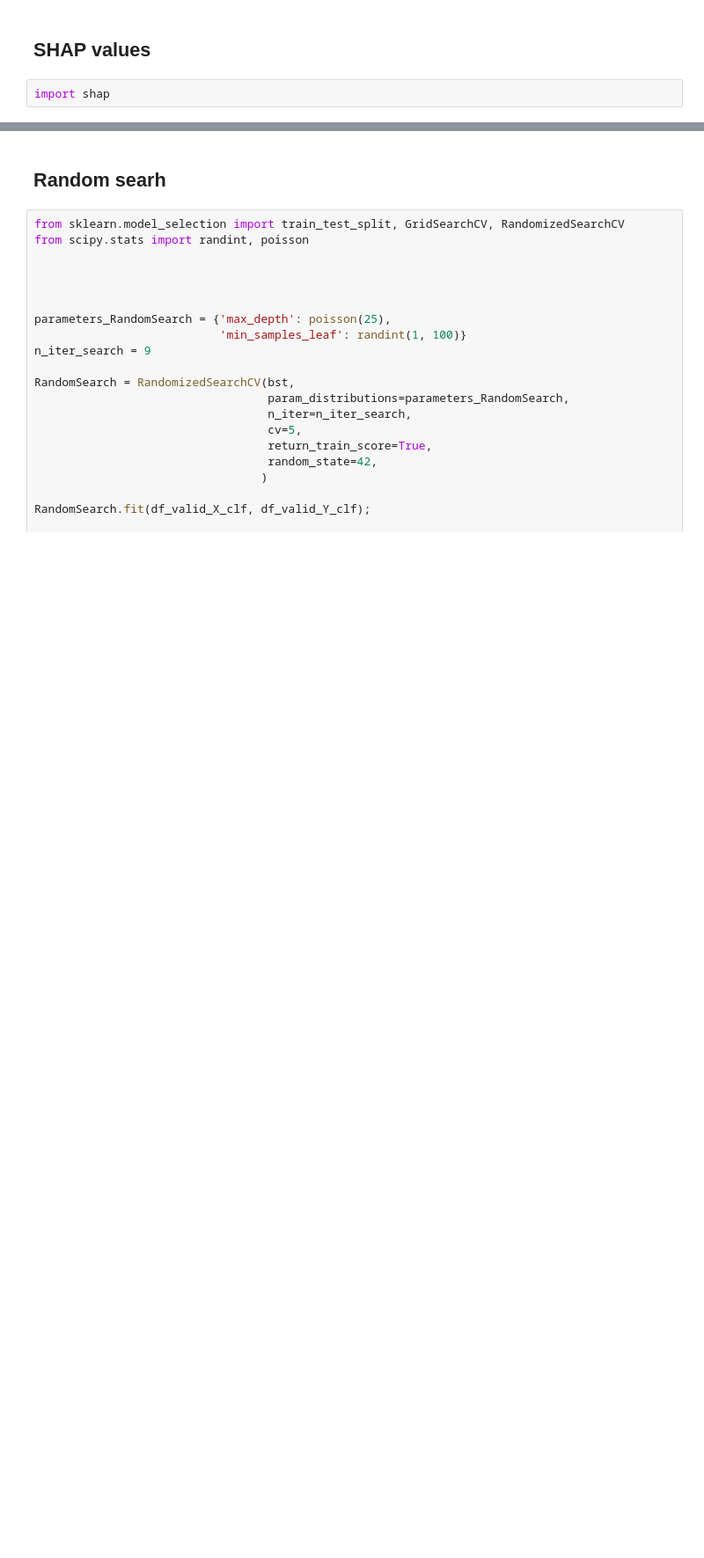
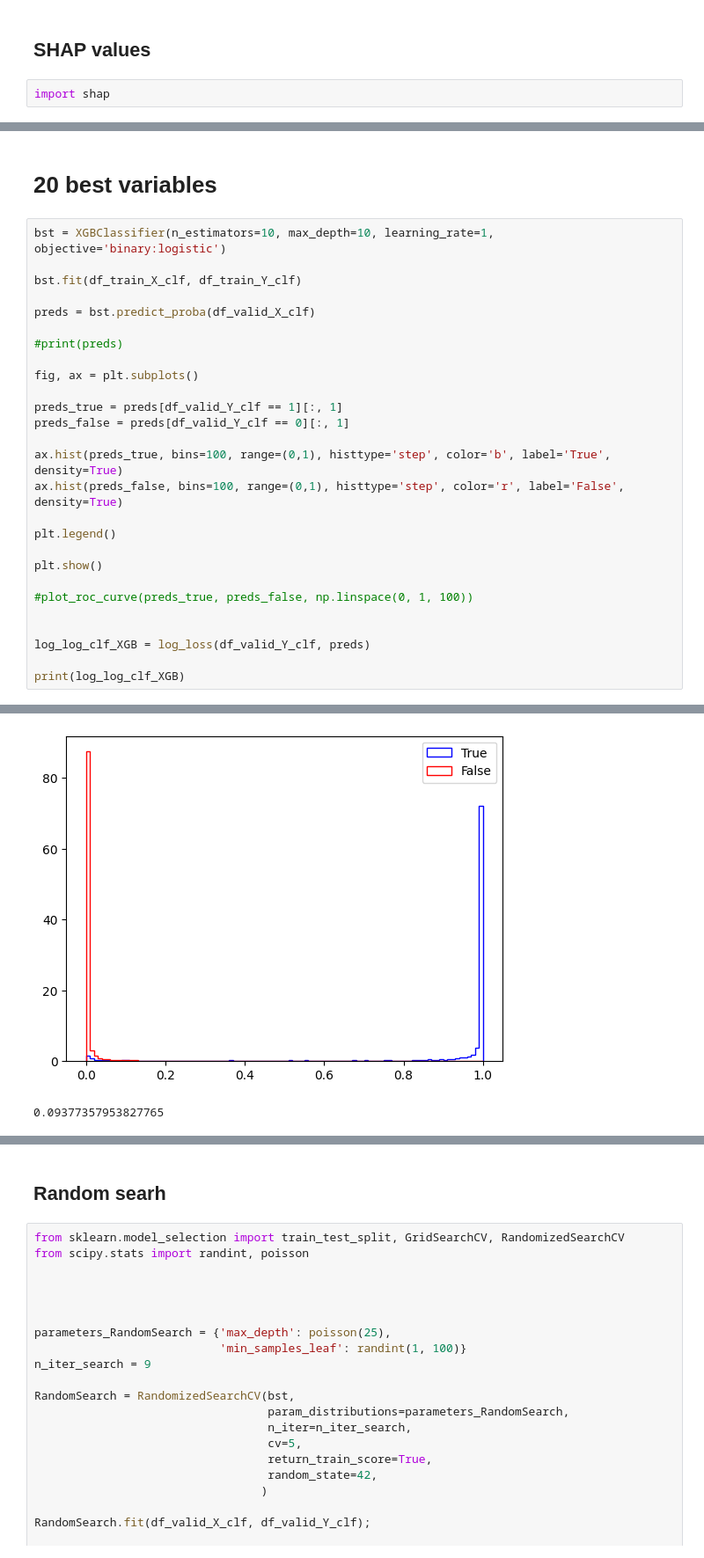
Before and after one commit to sk0rte/Applied_machine_lerning_initial_project, a Jupyter notebook: Code/Initital_project.ipynb, the cells around one changed output, grey strips where cells are left out. Shown at 88% size. Drawn from its saved outputs; the diff is of its cells as text; blank space fills up the shorter version.

```diff
--- a/Code/Initital_project.ipynb
+++ b/Code/Initital_project.ipynb
@@ -169,0 +234,30 @@ import shap
+# %% [markdown]
+# 20 best variables
+# %%
+bst = XGBClassifier(n_estimators=10, max_depth=10, learning_rate=1, objective='binary:logistic')
+
+bst.fit(df_train_X_clf, df_train_Y_clf)
+
+preds = bst.predict_proba(df_valid_X_clf)
+
+#print(preds)
+
+fig, ax = plt.subplots()
+
+preds_true = preds[df_valid_Y_clf == 1][:, 1]
+preds_false = preds[df_valid_Y_clf == 0][:, 1]
+
+ax.hist(preds_true, bins=100, range=(0,1), histtype='step', color='b', label='True', density=True)
+ax.hist(preds_false, bins=100, range=(0,1), histtype='step', color='r', label='False', density=True)
+
+plt.legend()
+
+plt.show()
+
+#plot_roc_curve(preds_true, preds_false, np.linspace(0, 1, 100))
+
+
+log_log_clf_XGB = log_loss(df_valid_Y_clf, preds)
+
+print(log_log_clf_XGB)
+# %% [output]
@@ -170 +265,3 @@ import shap
+[figure, added]
+0.09377357953827765
 # %% [markdown]
```
Also changed, not shown: parts of 24 cells of this notebook.
